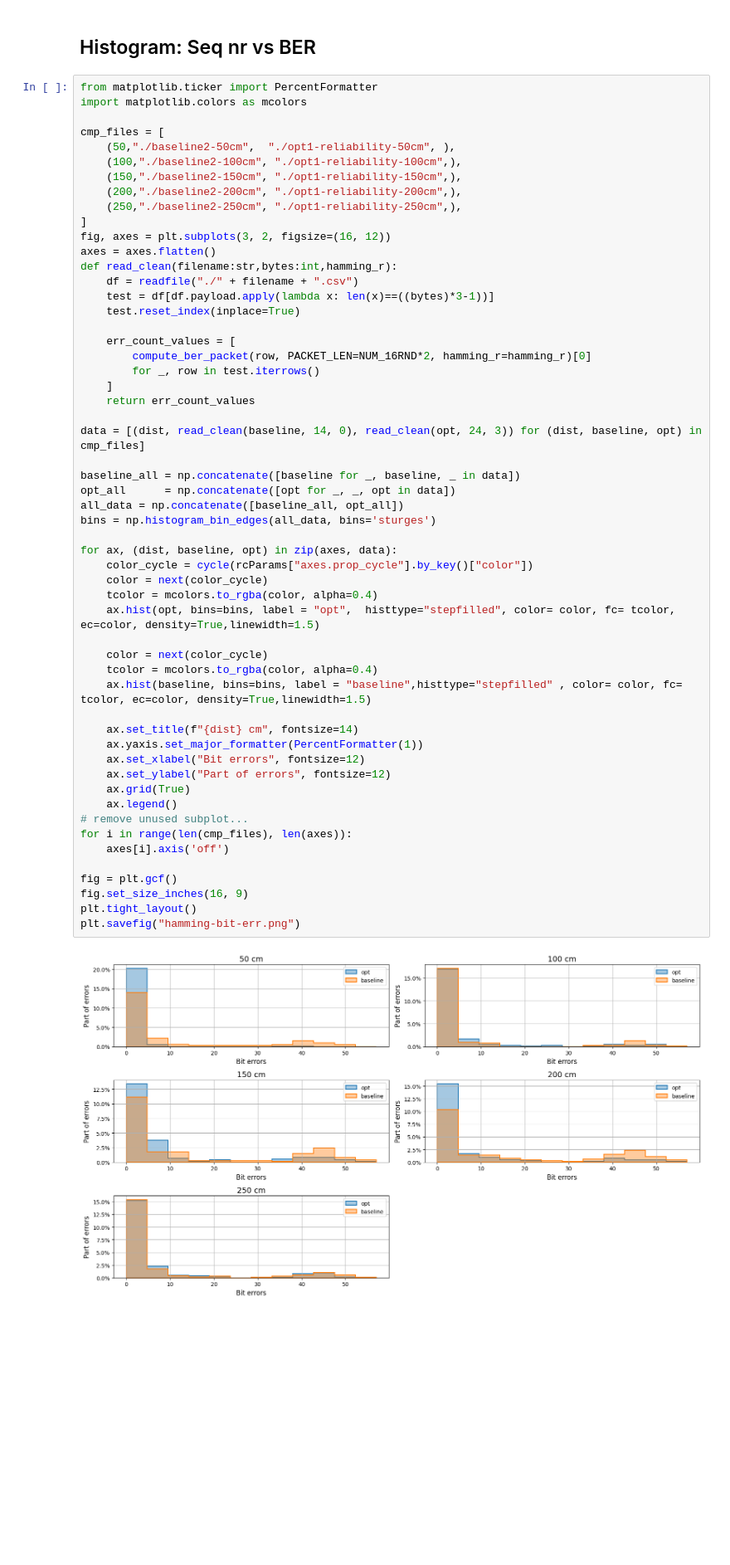
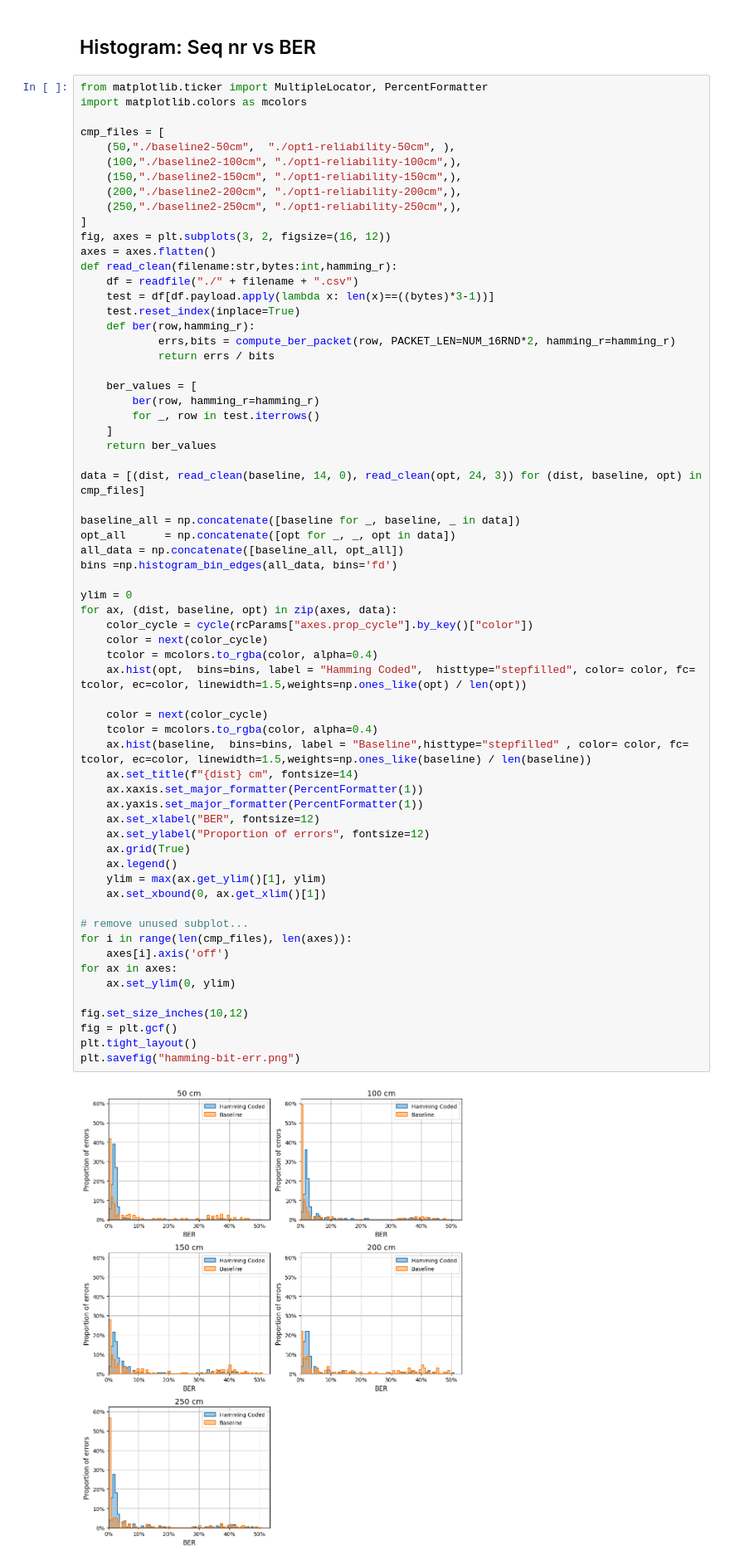
Before and after one commit to tuvabjornberg/wcnes-project2026-group10, a Jupyter notebook: stats/packetindex-BER.ipynb, the cells around one changed output. Shown at 83% size. Saved outputs shown, nothing was run; the diff lists cells and outputs as text; blank space fills up the shorter version.

```diff
--- a/stats/packetindex-BER.ipynb
+++ b/stats/packetindex-BER.ipynb
@@ -61,7 +61,7 @@ plt.show()
 # %% [markdown]
 ## Histogram: Seq nr vs BER
 # %%
-from matplotlib.ticker import PercentFormatter
+from matplotlib.ticker import MultipleLocator, PercentFormatter
 import matplotlib.colors as mcolors
 
 cmp_files = [
@@ -77,43 +77,52 @@ def read_clean(filename:str,bytes:int,hamming_r):
     df = readfile("./" + filename + ".csv")
     test = df[df.payload.apply(lambda x: len(x)==((bytes)*3-1))]
     test.reset_index(inplace=True)
+    def ber(row,hamming_r):
+            errs,bits = compute_ber_packet(row, PACKET_LEN=NUM_16RND*2, hamming_r=hamming_r)
+            return errs / bits
 
-    err_count_values = [
-        compute_ber_packet(row, PACKET_LEN=NUM_16RND*2, hamming_r=hamming_r)[0]
+    ber_values = [
+        ber(row, hamming_r=hamming_r)
         for _, row in test.iterrows()
     ]
-    return err_count_values
+    return ber_values
 
 data = [(dist, read_clean(baseline, 14, 0), read_clean(opt, 24, 3)) for (dist, baseline, opt) in cmp_files]
 
 baseline_all = np.concatenate([baseline for _, baseline, _ in data])
 opt_all      = np.concatenate([opt for _, _, opt in data])
 all_data = np.concatenate([baseline_all, opt_all])
-bins = np.histogram_bin_edges(all_data, bins='sturges')
+bins =np.histogram_bin_edges(all_data, bins='fd')
 
+ylim = 0
 for ax, (dist, baseline, opt) in zip(axes, data):
     color_cycle = cycle(rcParams["axes.prop_cycle"].by_key()["color"])
     color = next(color_cycle)
     tcolor = mcolors.to_rgba(color, alpha=0.4)
-    ax.hist(opt, bins=bins, label = "opt",  histtype="stepfilled", color= color, fc= tcolor, ec=color, density=True,linewidth=1.5)
+    ax.hist(opt,  bins=bins, label = "Hamming Coded",  histtype="stepfilled", color= color, fc= tcolor, ec=color, linewidth=1.5,weights=np.ones_like(opt) / len(opt))
 
     color = next(color_cycle)
     tcolor = mcolors.to_rgba(color, alpha=0.4)
-    ax.hist(baseline, bins=bins, label = "baseline",histtype="stepfilled" , color= color, fc= tcolor, ec=color, density=True,linewidth=1.5)
-
+    ax.hist(baseline,  bins=bins, label = "Baseline",histtype="stepfilled" , color= color, fc= tcolor, ec=color, linewidth=1.5,weights=np.ones_like(baseline) / len(baseline))
     ax.set_title(f"{dist} cm", fontsize=14)
+    ax.xaxis.set_major_formatter(PercentFormatter(1))
     ax.yaxis.set_major_formatter(PercentFormatter(1))
-    ax.set_xlabel("Bit errors", fontsize=12)
-    ax.set_ylabel("Part of errors", fontsize=12)
+    ax.set_xlabel("BER", fontsize=12)
+    ax.set_ylabel("Proportion of errors", fontsize=12)
     ax.grid(True)
     ax.legend()
+    ylim = max(ax.get_ylim()[1], ylim)
+    ax.set_xbound(0, ax.get_xlim()[1])
+
 # remove unused subplot...
 for i in range(len(cmp_files), len(axes)):
     axes[i].axis('off')
+for ax in axes:
+    ax.set_ylim(0, ylim)
 
+fig.set_size_inches(10,12)
 fig = plt.gcf()
-fig.set_size_inches(16, 9)
 plt.tight_layout()
 plt.savefig("hamming-bit-err.png")
 # %% [output]
-[figure, old version]
+[figure, new version]
```
Also changed, not shown: parts of 1 cell of this notebook, 2 other files.
